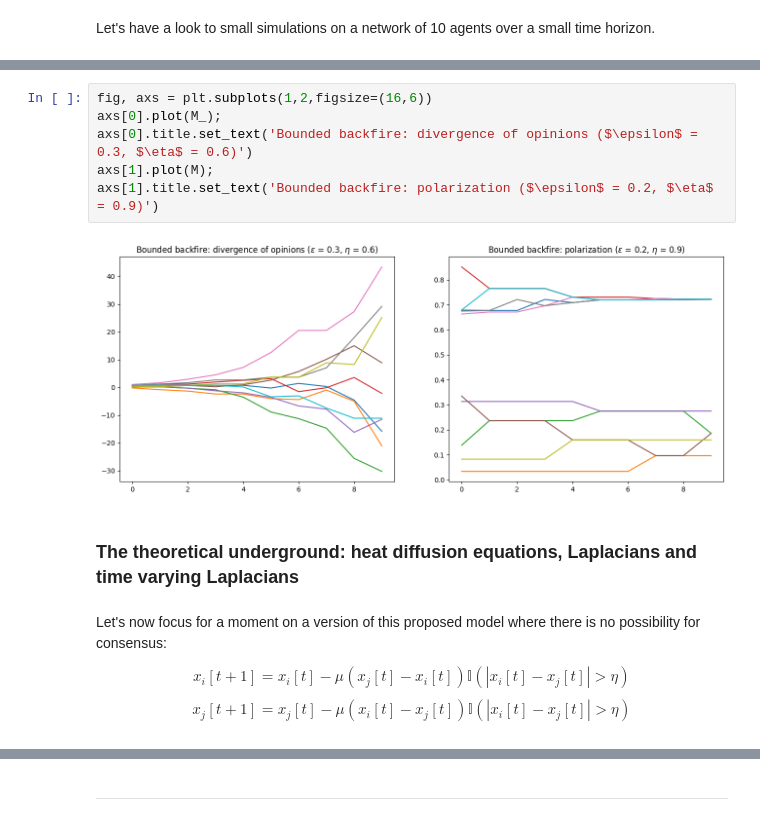
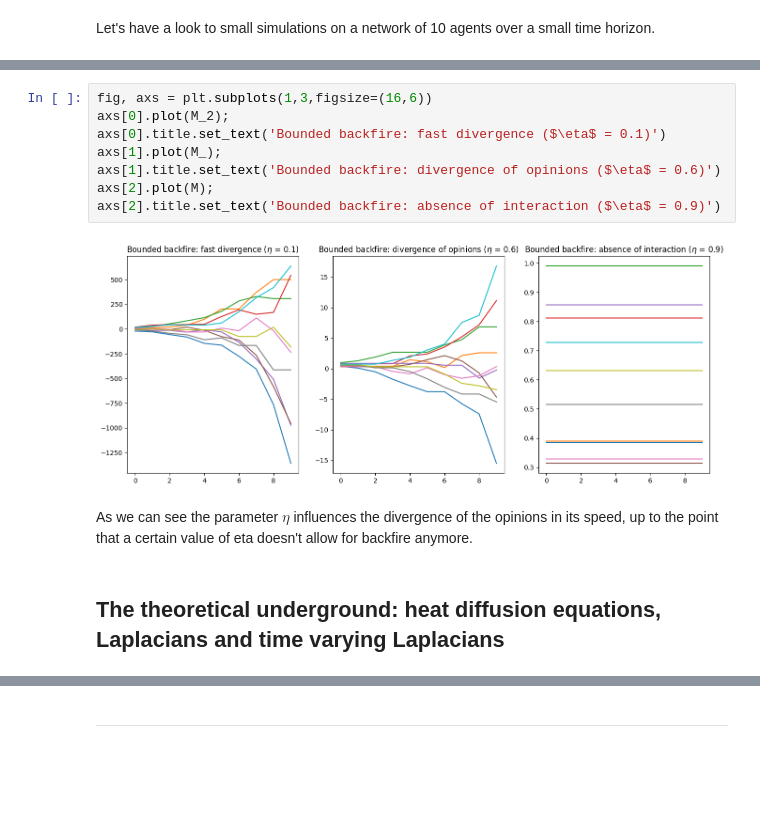
Before and after one commit to LeoDiNino97/SocialNetworks-OnlineMarkets, a Jupyter notebook: Social Networks/Homework/P5/P5.ipynb, the cells around one changed output, grey strips where cells are left out. Cells and saved outputs as stored; diff of their text form; blank space fills up the shorter version.

```diff
--- a/Social Networks/Homework/P5/P5.ipynb
+++ b/Social Networks/Homework/P5/P5.ipynb
@@ -151,15 +162,14 @@ for _ in tqdm(range(T)):
 # %%
-fig, axs = plt.subplots(1,2,figsize=(16,6))
-axs[0].plot(M_);
-axs[0].title.set_text('Bounded backfire: divergence of opinions ($\epsilon$ = 0.3, $\eta$ = 0.6)')
-axs[1].plot(M);
-axs[1].title.set_text('Bounded backfire: polarization ($\epsilon$ = 0.2, $\eta$ = 0.9)')
+fig, axs = plt.subplots(1,3,figsize=(16,6))
+axs[0].plot(M_2);
+axs[0].title.set_text('Bounded backfire: fast divergence ($\eta$ = 0.1)')
+axs[1].plot(M_);
+axs[1].title.set_text('Bounded backfire: divergence of opinions ($\eta$ = 0.6)')
+axs[2].plot(M);
+axs[2].title.set_text('Bounded backfire: absence of interaction ($\eta$ = 0.9)')
 # %% [output]
-[figure, old version]
+[figure, new version]
+# %% [markdown]
+As we can see the parameter $\eta$ influences the divergence of the opinions in its speed, up to the point that a certain value of eta doesn't allow for backfire anymore.
 # %% [markdown]
-### The theoretical underground: heat diffusion equations, Laplacians and time varying Laplacians
+## The theoretical underground: heat diffusion equations, Laplacians and time varying Laplacians
-# %% [markdown]
-Let's now focus for a moment on a version of this proposed model where there is no possibility for consensus:
-
-$$ x_{i}[t+1] = x_i[t] -\mu  (x_j[t] - x_i[t]) \mathbb{I} (|x_i[t] - x_j[t]| > \eta)$$
-$$ x_{j}[t+1] = x_j[t] -\mu (x_i[t] - x_j[t]) \mathbb{I} (|x_i[t] - x_j[t]| > \eta)$$
```
Also changed, not shown: parts of 10 cells of this notebook, 3 other files.
